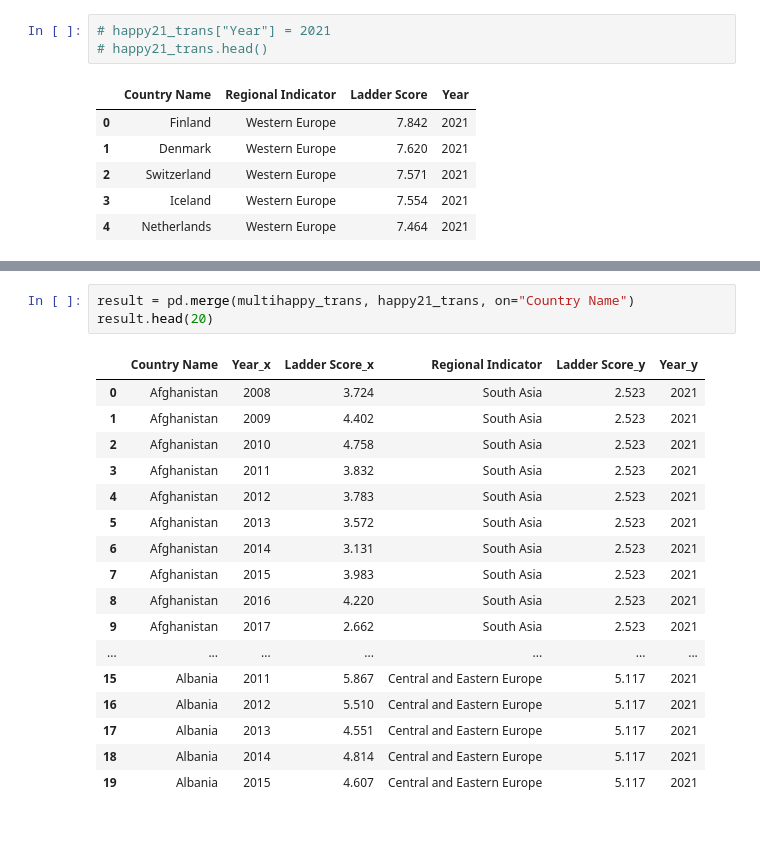
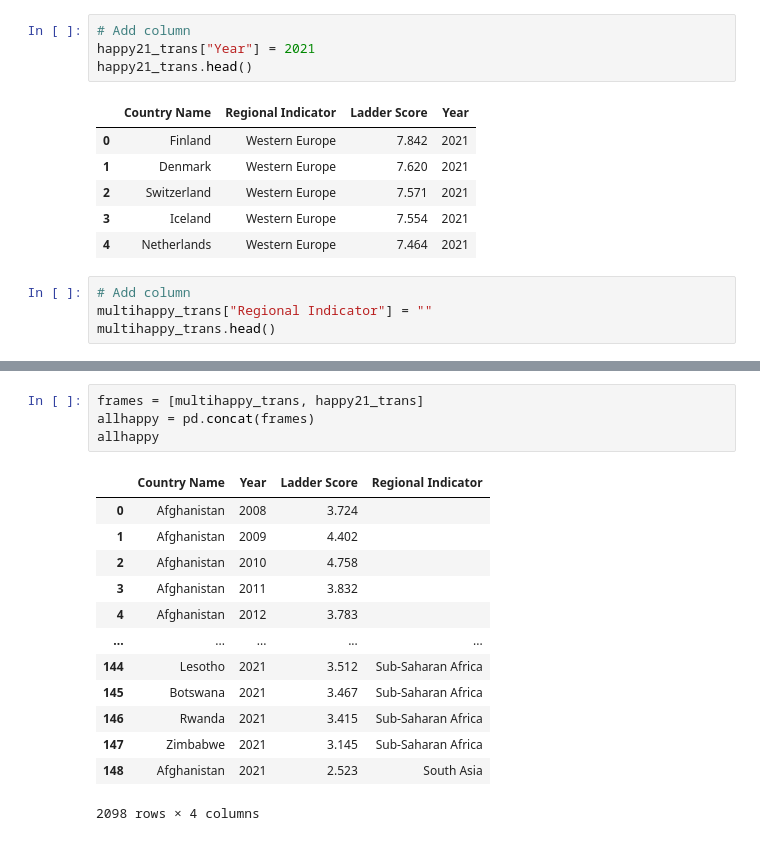
Before and after one commit to luvin13/ETL-Project, a Jupyter notebook: WorldHappy.ipynb, the cells around one changed output, grey strips where cells are left out. Saved outputs shown, nothing was run; the diff lists cells and outputs as text.

```diff
--- a/WorldHappy.ipynb
+++ b/WorldHappy.ipynb
@@ -66,8 +69,9 @@ happy21_trans.head()
 | 3 | Iceland | Western Europe | 7.554 |
 | 4 | Netherlands | Western Europe | 7.464 |
 # %%
-# happy21_trans["Year"] = 2021
-# happy21_trans.head()
+# Add column
+happy21_trans["Year"] = 2021
+happy21_trans.head()
 # %% [output]
 |  | Country Name | Regional Indicator | Ladder Score | Year |
 | 0 | Finland | Western Europe | 7.842 | 2021 |
@@ -75,3 +79,7 @@ happy21_trans.head()
 | 2 | Switzerland | Western Europe | 7.571 | 2021 |
 | 3 | Iceland | Western Europe | 7.554 | 2021 |
 | 4 | Netherlands | Western Europe | 7.464 | 2021 |
+# %%
+# Add column
+multihappy_trans["Regional Indicator"] = ""
+multihappy_trans.head()
@@ -78,22 +93,19 @@ happy21_trans.head()
 # %%
-result = pd.merge(multihappy_trans, happy21_trans, on="Country Name")
-result.head(20)
+frames = [multihappy_trans, happy21_trans]
+allhappy = pd.concat(frames)
+allhappy
 # %% [output]
-|  | Country Name | Year_x | Ladder Score_x | Regional Indicator | Ladder Score_y | Year_y |
-| 0 | Afghanistan | 2008 | 3.724 | South Asia | 2.523 | 2021 |
-| 1 | Afghanistan | 2009 | 4.402 | South Asia | 2.523 | 2021 |
-| 2 | Afghanistan | 2010 | 4.758 | South Asia | 2.523 | 2021 |
-| 3 | Afghanistan | 2011 | 3.832 | South Asia | 2.523 | 2021 |
-| 4 | Afghanistan | 2012 | 3.783 | South Asia | 2.523 | 2021 |
-| 5 | Afghanistan | 2013 | 3.572 | South Asia | 2.523 | 2021 |
-| 6 | Afghanistan | 2014 | 3.131 | South Asia | 2.523 | 2021 |
-| 7 | Afghanistan | 2015 | 3.983 | South Asia | 2.523 | 2021 |
-| 8 | Afghanistan | 2016 | 4.220 | South Asia | 2.523 | 2021 |
-| 9 | Afghanistan | 2017 | 2.662 | South Asia | 2.523 | 2021 |
-| ... | ... | ... | ... | ... | ... | ... |
-| 15 | Albania | 2011 | 5.867 | Central and Eastern Europe | 5.117 | 2021 |
-| 16 | Albania | 2012 | 5.510 | Central and Eastern Europe | 5.117 | 2021 |
-| 17 | Albania | 2013 | 4.551 | Central and Eastern Europe | 5.117 | 2021 |
-| 18 | Albania | 2014 | 4.814 | Central and Eastern Europe | 5.117 | 2021 |
-| 19 | Albania | 2015 | 4.607 | Central and Eastern Europe | 5.117 | 2021 |
+|  | Country Name | Year | Ladder Score | Regional Indicator |
+| 0 | Afghanistan | 2008 | 3.724 |  |
+| 1 | Afghanistan | 2009 | 4.402 |  |
+| 2 | Afghanistan | 2010 | 4.758 |  |
+| 3 | Afghanistan | 2011 | 3.832 |  |
+| 4 | Afghanistan | 2012 | 3.783 |  |
+| ... | ... | ... | ... | ... |
+| 144 | Lesotho | 2021 | 3.512 | Sub-Saharan Africa |
+| 145 | Botswana | 2021 | 3.467 | Sub-Saharan Africa |
+| 146 | Rwanda | 2021 | 3.415 | Sub-Saharan Africa |
+| 147 | Zimbabwe | 2021 | 3.145 | Sub-Saharan Africa |
+| 148 | Afghanistan | 2021 | 2.523 | South Asia |
+2098 rows × 4 columns
 # %%
```
Also changed, not shown: parts of 16 cells of this notebook, 3 other files.
